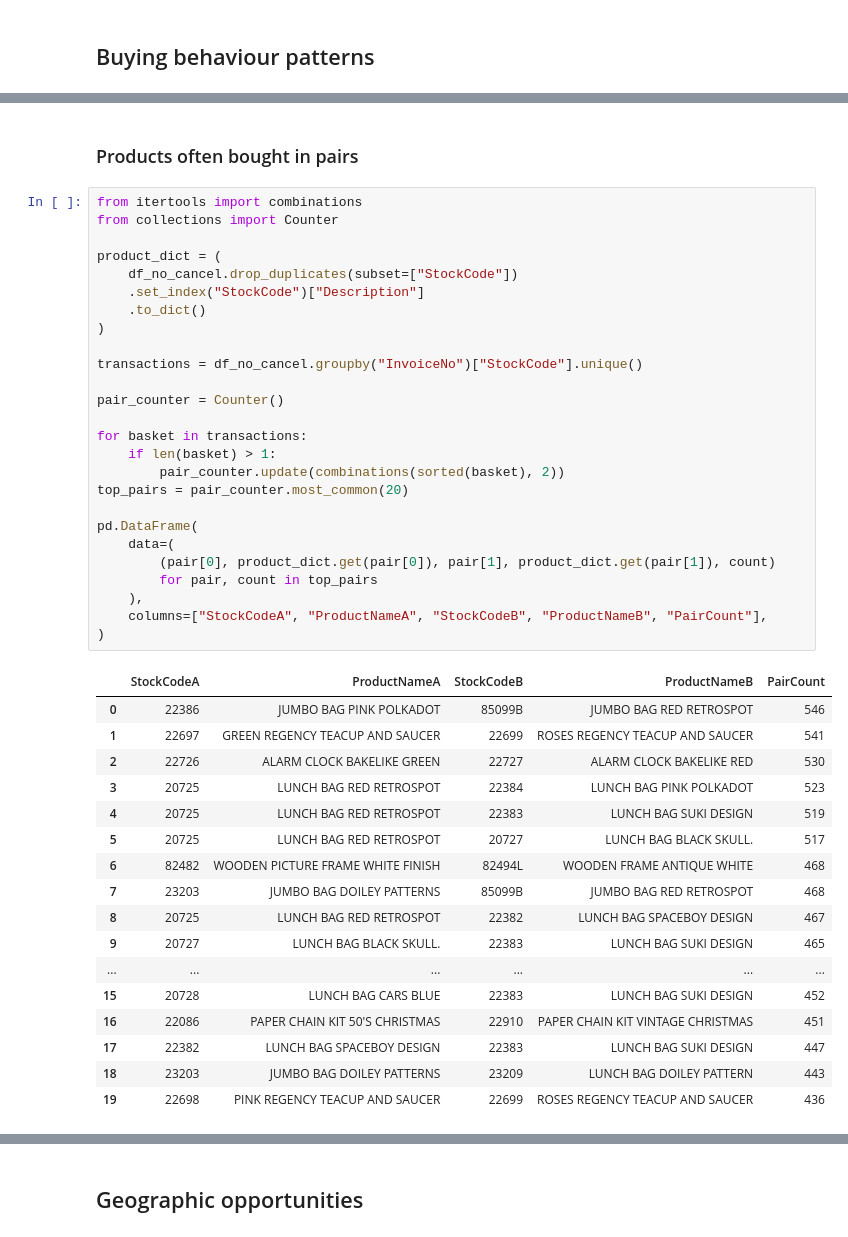
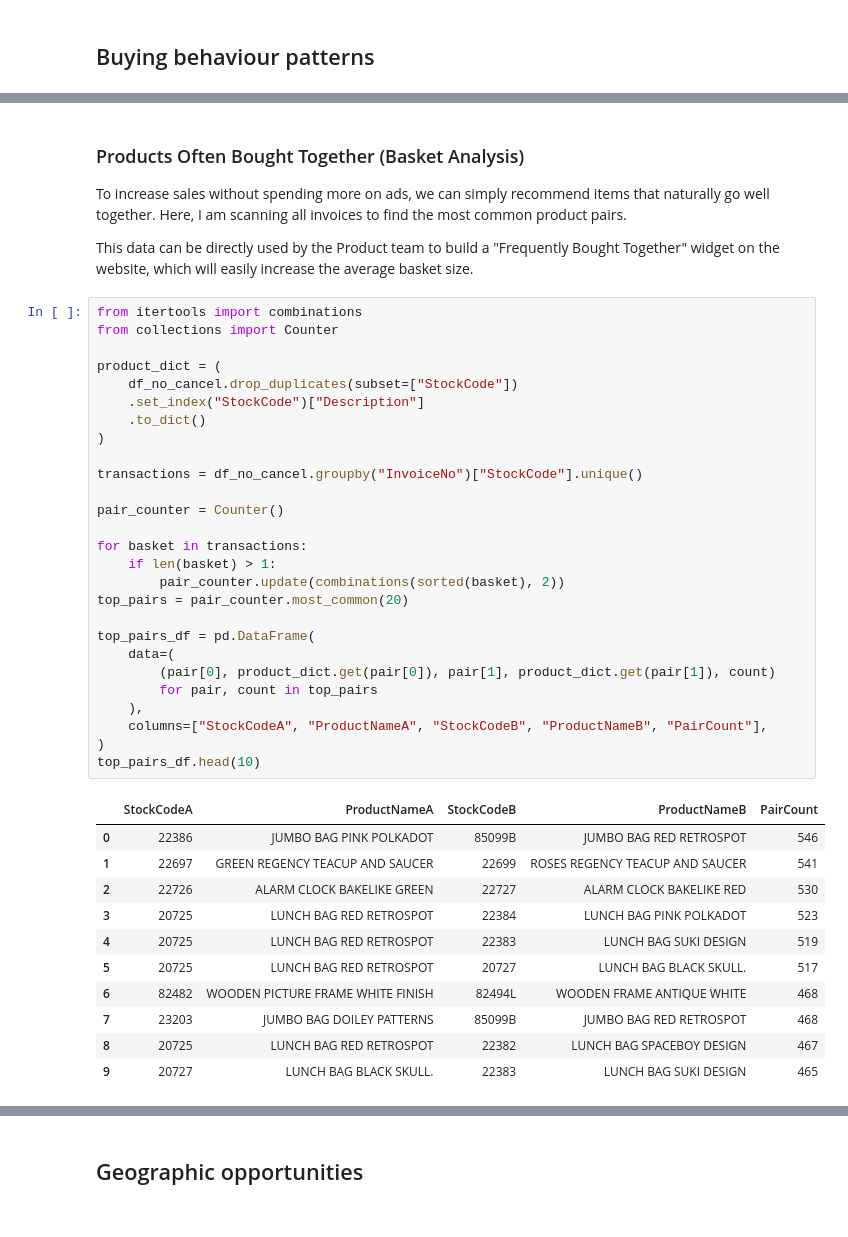
Before and after one commit to i-slusarczyk/online-retail-analysis, a Jupyter notebook: online_retail_analysis.ipynb, the cells around one changed output, grey strips where cells are left out. Saved outputs shown, nothing was run; the diff lists cells and outputs as text.

```diff
--- a/online_retail_analysis.ipynb
+++ b/online_retail_analysis.ipynb
@@ -508,5 +549,9 @@ Our golden hour is at Wednesday, 12:00. 611 transactions were made during that h
 # %% [markdown]
-### Products often bought in pairs
+### Products Often Bought Together (Basket Analysis)
+
+To increase sales without spending more on ads, we can simply recommend items that naturally go well together. Here, I am scanning all invoices to find the most common product pairs.
+
+This data can be directly used by the Product team to build a "Frequently Bought Together" widget on the website, which will easily increase the average basket size.
 # %%
 from itertools import combinations
 from collections import Counter
@@ -517,37 +562,32 @@ product_dict = (
     .to_dict()
 )
 
 transactions = df_no_cancel.groupby("InvoiceNo")["StockCode"].unique()
 
 pair_counter = Counter()
 
 for basket in transactions:
     if len(basket) > 1:
         pair_counter.update(combinations(sorted(basket), 2))
 top_pairs = pair_counter.most_common(20)
 
-pd.DataFrame(
+top_pairs_df = pd.DataFrame(
     data=(
         (pair[0], product_dict.get(pair[0]), pair[1], product_dict.get(pair[1]), count)
         for pair, count in top_pairs
     ),
     columns=["StockCodeA", "ProductNameA", "StockCodeB", "ProductNameB", "PairCount"],
 )
+top_pairs_df.head(10)
 # %% [output]
 |  | StockCodeA | ProductNameA | StockCodeB | ProductNameB | PairCount |
 | 0 | 22386 | JUMBO BAG PINK POLKADOT | 85099B | JUMBO BAG RED RETROSPOT | 546 |
 | 1 | 22697 | GREEN REGENCY TEACUP AND SAUCER | 22699 | ROSES REGENCY TEACUP AND SAUCER | 541 |
 | 2 | 22726 | ALARM CLOCK BAKELIKE GREEN | 22727 | ALARM CLOCK BAKELIKE RED | 530 |
 | 3 | 20725 | LUNCH BAG RED RETROSPOT | 22384 | LUNCH BAG PINK POLKADOT | 523 |
 | 4 | 20725 | LUNCH BAG RED RETROSPOT | 22383 | LUNCH BAG SUKI DESIGN | 519 |
 | 5 | 20725 | LUNCH BAG RED RETROSPOT | 20727 | LUNCH BAG BLACK SKULL. | 517 |
 | 6 | 82482 | WOODEN PICTURE FRAME WHITE FINISH | 82494L | WOODEN FRAME ANTIQUE WHITE | 468 |
 | 7 | 23203 | JUMBO BAG DOILEY PATTERNS | 85099B | JUMBO BAG RED RETROSPOT | 468 |
 | 8 | 20725 | LUNCH BAG RED RETROSPOT | 22382 | LUNCH BAG SPACEBOY DESIGN | 467 |
 | 9 | 20727 | LUNCH BAG BLACK SKULL. | 22383 | LUNCH BAG SUKI DESIGN | 465 |
-| ... | ... | ... | ... | ... | ... |
-| 15 | 20728 | LUNCH BAG CARS BLUE | 22383 | LUNCH BAG SUKI DESIGN | 452 |
-| 16 | 22086 | PAPER CHAIN KIT 50'S CHRISTMAS | 22910 | PAPER CHAIN KIT VINTAGE CHRISTMAS | 451 |
-| 17 | 22382 | LUNCH BAG SPACEBOY DESIGN | 22383 | LUNCH BAG SUKI DESIGN | 447 |
-| 18 | 23203 | JUMBO BAG DOILEY PATTERNS | 23209 | LUNCH BAG DOILEY PATTERN | 443 |
-| 19 | 22698 | PINK REGENCY TEACUP AND SAUCER | 22699 | ROSES REGENCY TEACUP AND SAUCER | 436 |
```
Also changed, not shown: parts of 24 cells of this notebook.
